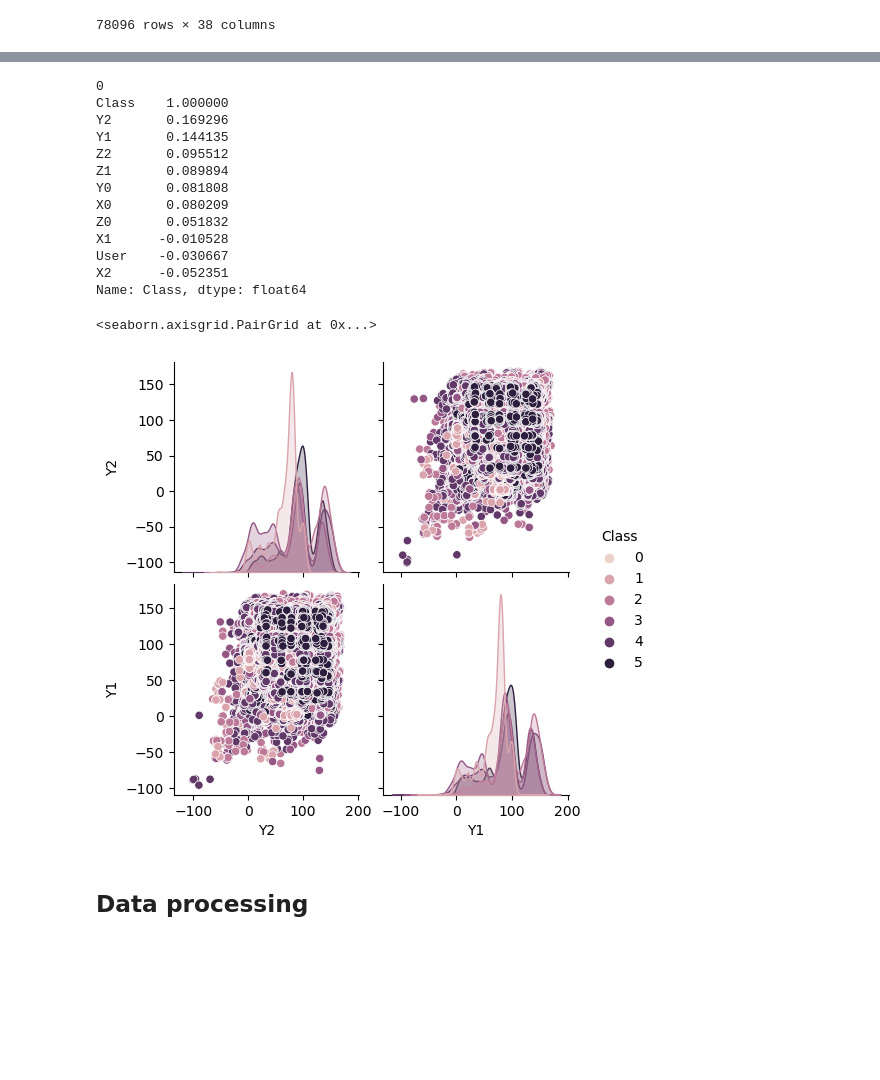
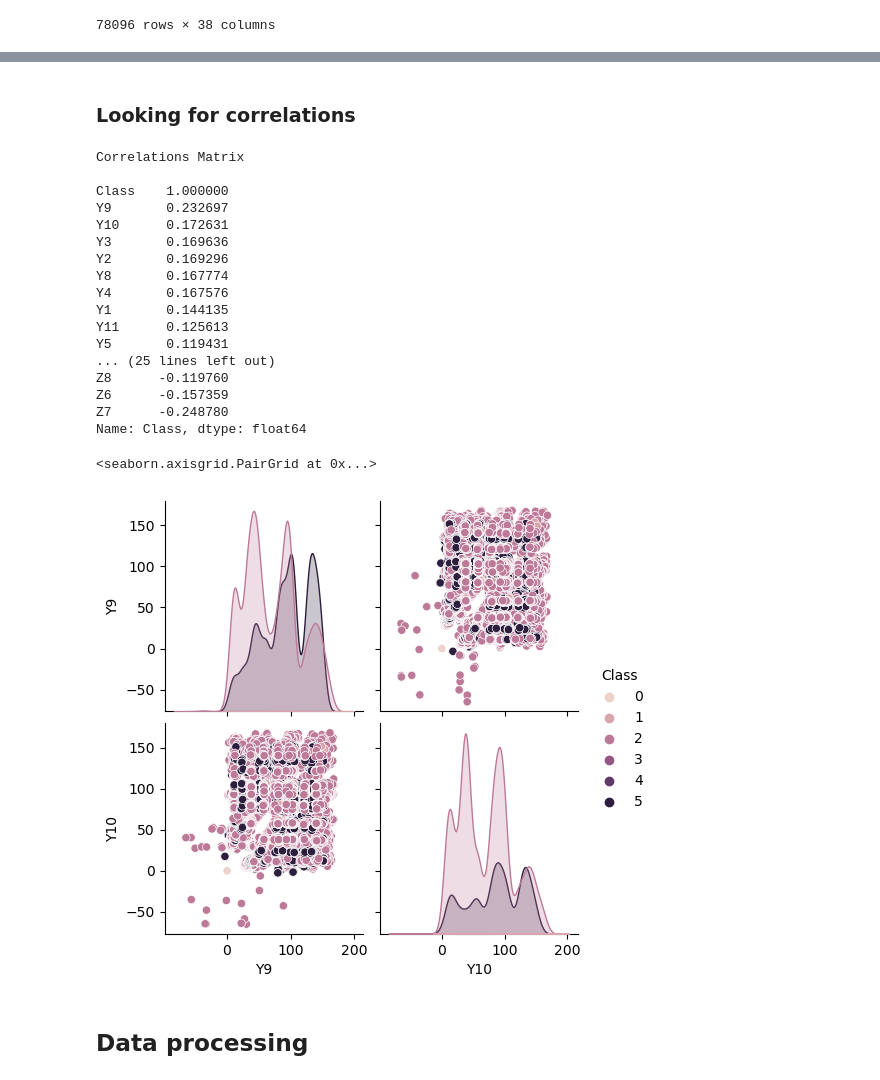
Before and after one commit to bodeborder/fcul-machine-learning, a Jupyter notebook: 2 trabalho/AA_2nd_HomeAssignment_G33.ipynb, the cells around one changed output, grey strips where cells are left out. Drawn from its saved outputs; the diff is of its cells as text; code cells hidden in the pictures; blank space fills up the shorter version.

```diff
--- a/2 trabalho/AA_2nd_HomeAssignment_G33.ipynb
+++ b/2 trabalho/AA_2nd_HomeAssignment_G33.ipynb
@@ -58,0 +62,24 @@ df
+# %%
+#check for duplicates
+print(df.duplicated().sum())
+
+#typically this next step should be in data processing but without it the EDA would be less meaningful
+#replacing the ? values with Nan values
+df.replace('?', np.nan, inplace=True)#({'?': np.nan})
+
+#convert all object columns to float
+columns_list = df.columns.tolist()
+
+#X3 column starts the type object columns
+feature_until_x3 = 11
+apply_conv_to_obj = len(columns_list) - feature_until_x3
+
+for column_obj in range (apply_conv_to_obj):
+    apply = feature_until_x3 + column_obj
+
+    print (f"columns_list[apply] {columns_list[apply]}")
+    df[columns_list[apply]] = df[columns_list[apply]].astype(float)
+
+
+
+print("\n",df.info())
@@ -59,30 +192,34 @@ df
+# %% [markdown]
+### Looking for correlations
 # %%
-#check for duplicates
-print(df.duplicated().sum())
-
 #creates a matrix of correlations
 corr_matrix = df.corr()
 #how much each attribute correlates with the Class target variable value, the lower the value the least relevant the feature is
-print(corr_matrix['Class'].sort_values(ascending=False))
+print("\nCorrelations Matrix\n")
+print(corr_matrix['Class'].sort_values(ascending=False))#to present all columns their type cannot be object so we must convert it to float
 
 #plot to present the correlation between the 2 most correlated features with target variable
-sns.pairplot(df, vars=['Y2', 'Y1'], hue='Class')
+sns.pairplot(df, vars=['Y9', 'Y10'], hue='Class')
 # %% [output]
-0
+Correlations Matrix
+
 Class    1.000000
+Y9       0.232697
+Y10      0.172631
+Y3       0.169636
 Y2       0.169296
+Y8       0.167774
+Y4       0.167576
 Y1       0.144135
-Z2       0.095512
-Z1       0.089894
-Y0       0.081808
-X0       0.080209
-Z0       0.051832
-X1      -0.010528
-User    -0.030667
-X2      -0.052351
+Y11      0.125613
+Y5       0.119431
+... (25 lines left out)
+Z8      -0.119760
+Z6      -0.157359
+Z7      -0.248780
 Name: Class, dtype: float64
 <seaborn.axisgrid.PairGrid at 0x...>
-[figure, old version]
+[figure, new version]
 # %% [markdown]
 ## Data processing
 # %%
```
Also changed, not shown: parts of 17 cells of this notebook.
